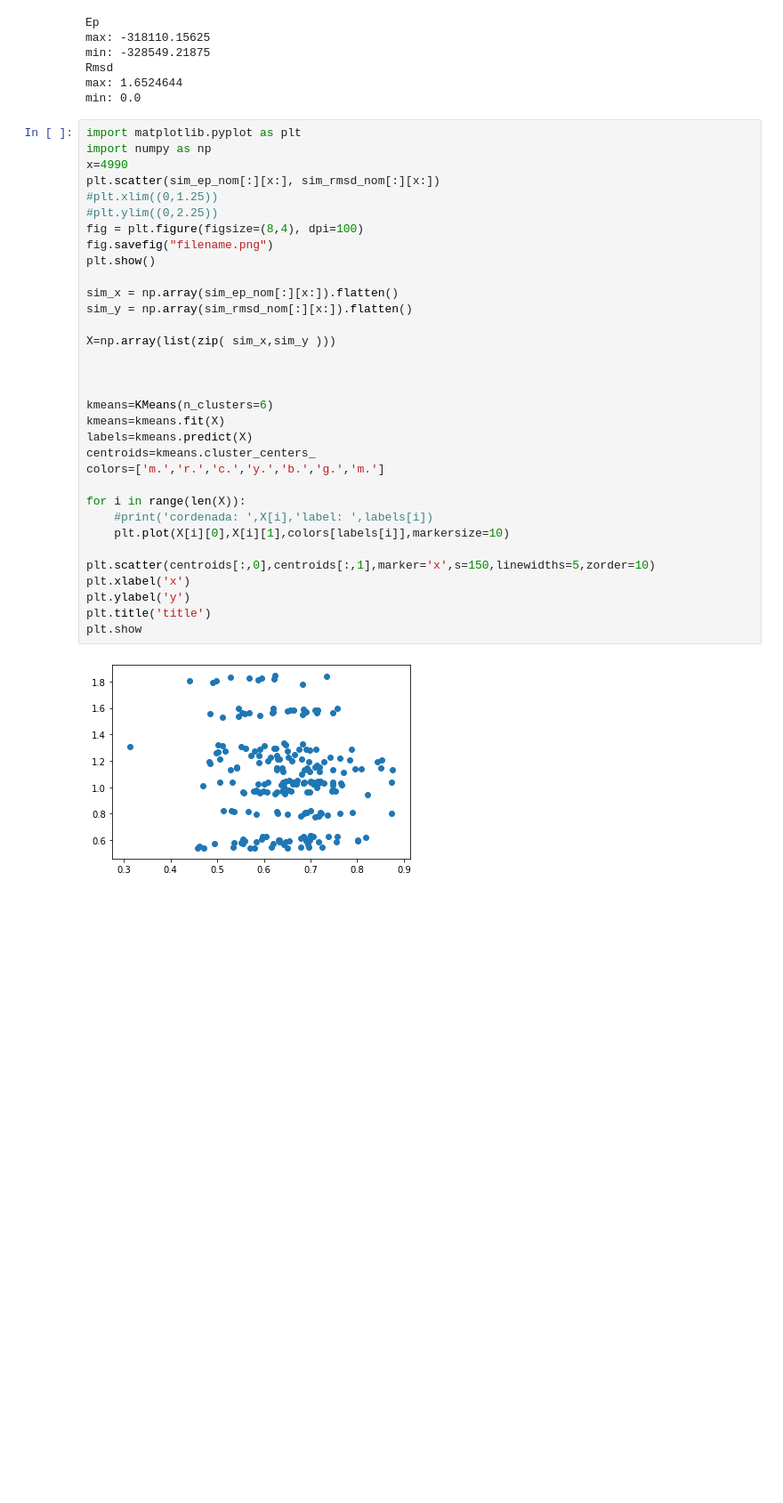
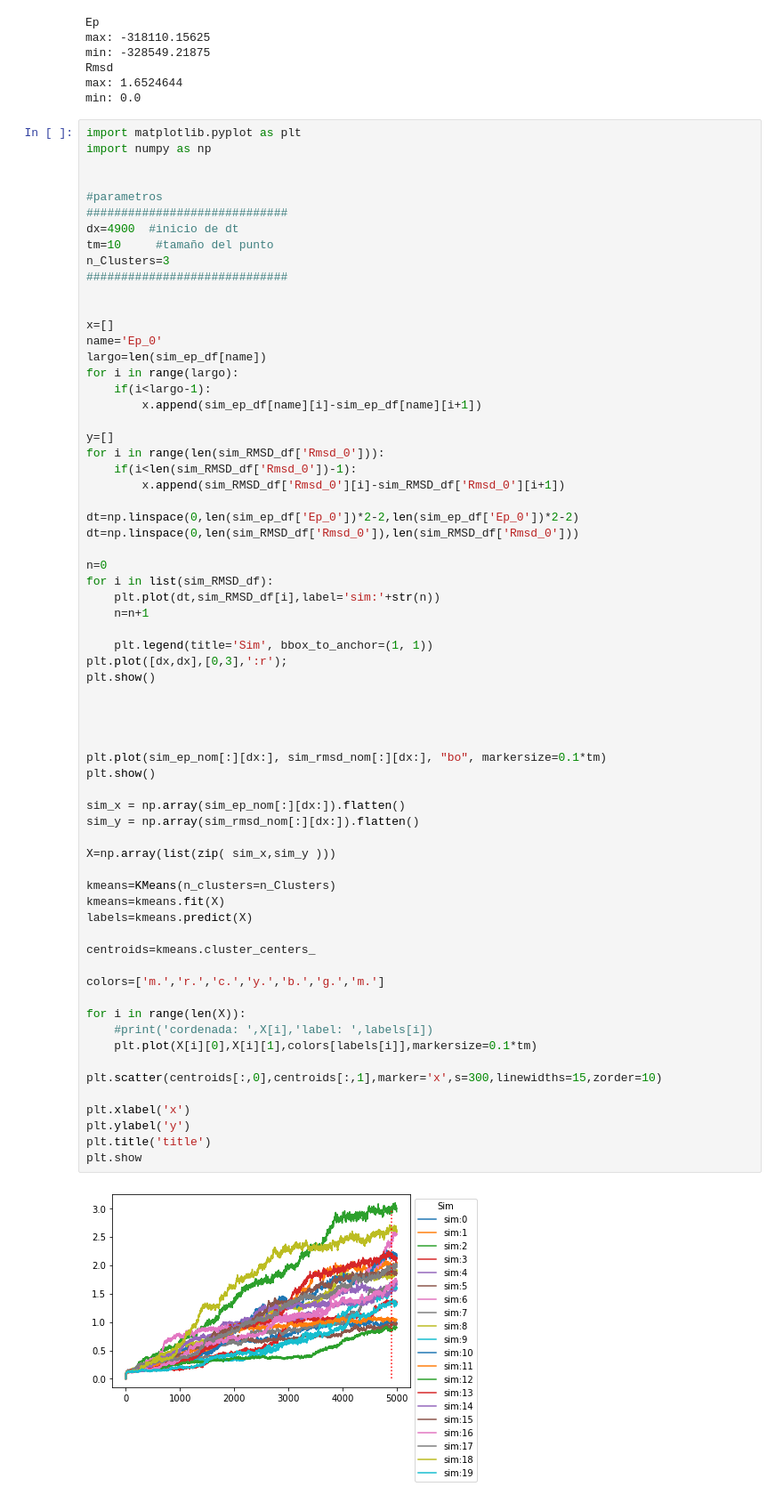
Before and after one commit to Unidad-Robotica-Dlab/molecular_dynamic, a Jupyter notebook: Codes/k-means_alvaro_frames_50ns.ipynb, the cells around one changed output. Shown at 89% size. Drawn from its saved outputs; the diff is of its cells as text; blank space fills up the shorter version.

```diff
--- a/Codes/k-means_alvaro_frames_50ns.ipynb
+++ b/Codes/k-means_alvaro_frames_50ns.ipynb
@@ -85,35 +85,68 @@ min: 0.0
 # %%
 import matplotlib.pyplot as plt
 import numpy as np
-x=4990
-plt.scatter(sim_ep_nom[:][x:], sim_rmsd_nom[:][x:])
-#plt.xlim((0,1.25))
-#plt.ylim((0,2.25))
-fig = plt.figure(figsize=(8,4), dpi=100)
-fig.savefig("filename.png")
+
+
+#parametros
+#############################
+dx=4900  #inicio de dt
+tm=10     #tamaño del punto
+n_Clusters=3
+#############################
+
+
+x=[]
+name='Ep_0'
+largo=len(sim_ep_df[name])
+for i in range(largo):
+    if(i<largo-1):
+        x.append(sim_ep_df[name][i]-sim_ep_df[name][i+1])
+
+y=[]
+for i in range(len(sim_RMSD_df['Rmsd_0'])):
+    if(i<len(sim_RMSD_df['Rmsd_0'])-1):
+        x.append(sim_RMSD_df['Rmsd_0'][i]-sim_RMSD_df['Rmsd_0'][i+1])
+
+dt=np.linspace(0,len(sim_ep_df['Ep_0'])*2-2,len(sim_ep_df['Ep_0'])*2-2)
+dt=np.linspace(0,len(sim_RMSD_df['Rmsd_0']),len(sim_RMSD_df['Rmsd_0']))
+
+n=0
+for i in list(sim_RMSD_df):
+    plt.plot(dt,sim_RMSD_df[i],label='sim:'+str(n))
+    n=n+1
+
+    plt.legend(title='Sim', bbox_to_anchor=(1, 1))
+plt.plot([dx,dx],[0,3],':r');
 plt.show()
 
-sim_x = np.array(sim_ep_nom[:][x:]).flatten()
-sim_y = np.array(sim_rmsd_nom[:][x:]).flatten()
+
+
+
+plt.plot(sim_ep_nom[:][dx:], sim_rmsd_nom[:][dx:], "bo", markersize=0.1*tm)
+plt.show()
+
+sim_x = np.array(sim_ep_nom[:][dx:]).flatten()
+sim_y = np.array(sim_rmsd_nom[:][dx:]).flatten()
 
 X=np.array(list(zip( sim_x,sim_y )))
 
-
-
-kmeans=KMeans(n_clusters=6)
+kmeans=KMeans(n_clusters=n_Clusters)
 kmeans=kmeans.fit(X)
 labels=kmeans.predict(X)
+
 centroids=kmeans.cluster_centers_
+
 colors=['m.','r.','c.','y.','b.','g.','m.']
 
 for i in range(len(X)):
     #print('cordenada: ',X[i],'label: ',labels[i])
-    plt.plot(X[i][0],X[i][1],colors[labels[i]],markersize=10)
+    plt.plot(X[i][0],X[i][1],colors[labels[i]],markersize=0.1*tm)
 
-plt.scatter(centroids[:,0],centroids[:,1],marker='x',s=150,linewidths=5,zorder=10)
+plt.scatter(centroids[:,0],centroids[:,1],marker='x',s=300,linewidths=15,zorder=10)
+
 plt.xlabel('x')
 plt.ylabel('y')
 plt.title('title')
 plt.show
 # %% [output]
-[figure, old version]
+[figure, new version]
```
Also changed, not shown: parts of 3 cells of this notebook, 2 other files.
